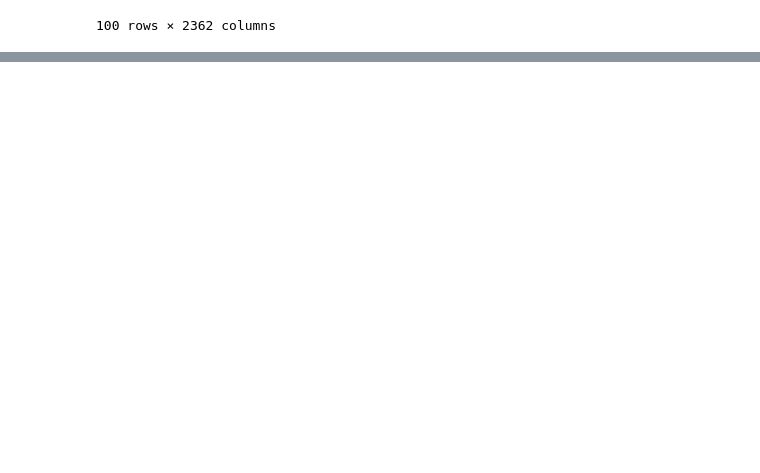
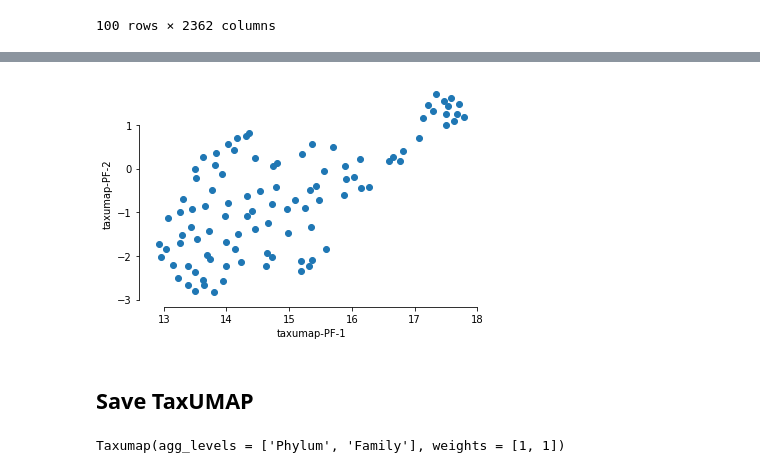
Before and after one commit to jsevo/taxumap, a Jupyter notebook: taxumap/example_data/olin_example.ipynb, the cells around one changed output, grey strips where cells are left out. Drawn from its saved outputs; the diff is of its cells as text; code cells hidden in the pictures; blank space fills up the shorter version.

Commit message:
Added new Olin et al. example
* Load in data from local scope or filepath examples
* Also, changed default figsize in the tu.scatter() function

```diff
--- a/taxumap/example_data/olin_example.ipynb
+++ b/taxumap/example_data/olin_example.ipynb
@@ -72,0 +105,11 @@ True
+# %%
+# Visualize your TaxUMAP
+fig, ax  = tu.scatter()
+# %% [output]
+[figure, added]
+# %% [markdown]
+## Save TaxUMAP
+# %%
+tu.save_embedding('taxumap_olin_embedding.csv')
+# %% [output]
+Taxumap(agg_levels = ['Phylum', 'Family'], weights = [1, 1])
```
Also changed, not shown: parts of 13 cells of this notebook, 1 other file.
